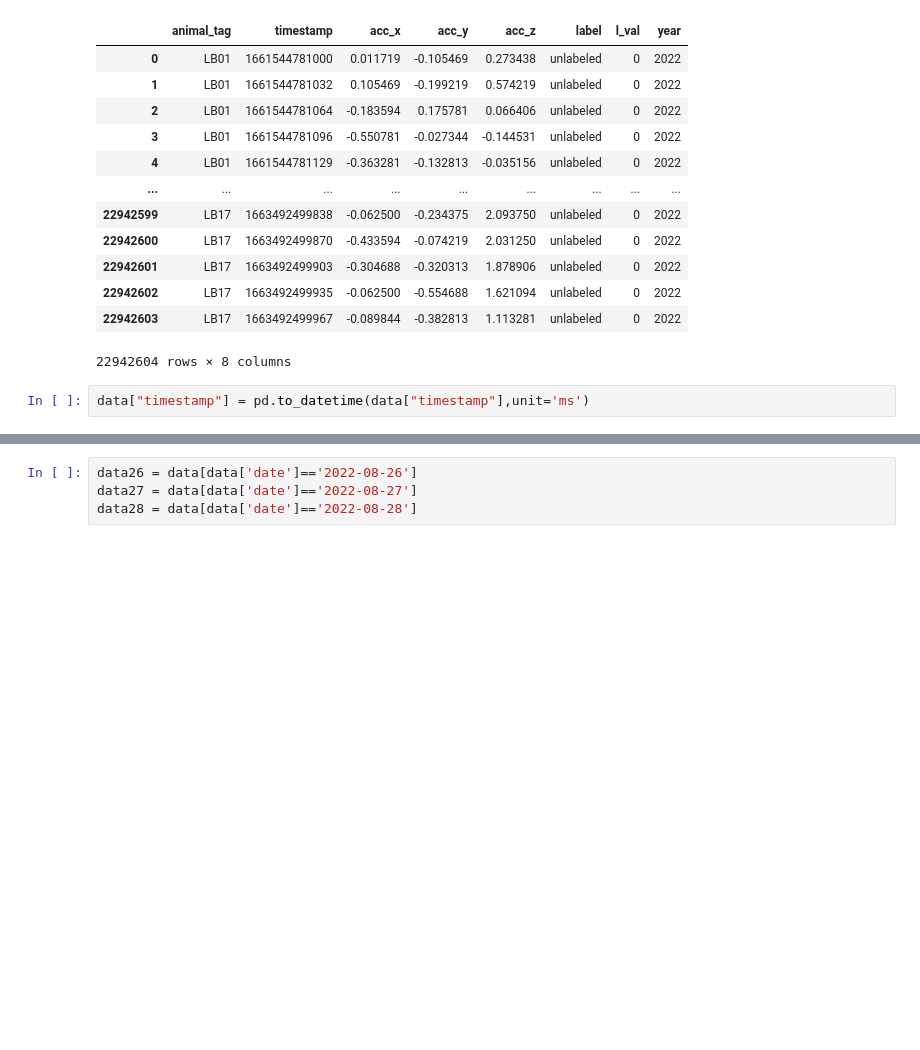
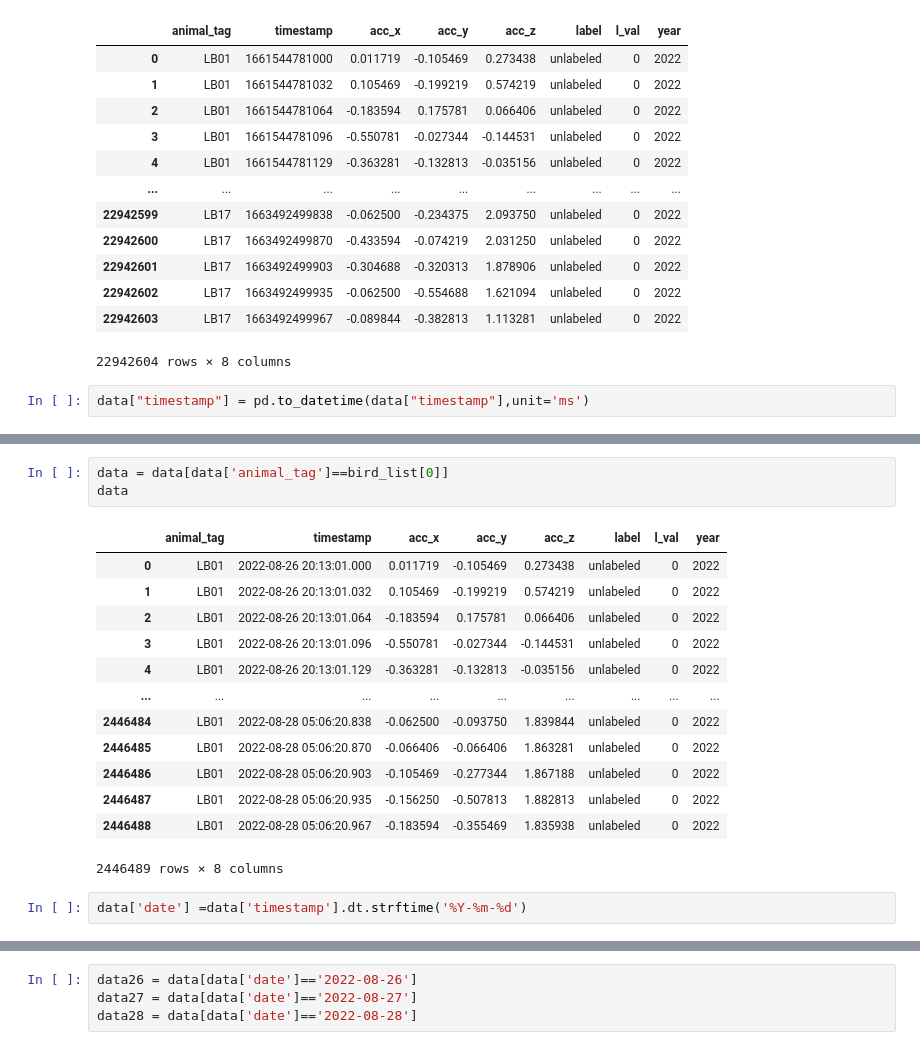
Before and after one commit to MorJaime/Biodata, a Jupyter notebook: codes/notebooks/1.1_EMD.ipynb, the cells around one changed output, grey strips where cells are left out. Saved outputs shown, nothing was run; the diff lists cells and outputs as text; blank space fills up the shorter version.

```diff
--- a/codes/notebooks/1.1_EMD.ipynb
+++ b/codes/notebooks/1.1_EMD.ipynb
@@ -76,3 +89,22 @@ data['date'] = dates
+# %%
+data = data[data['animal_tag']==bird_list[0]]
+data
+# %% [output]
+|  | animal_tag | timestamp | acc_x | acc_y | acc_z | label | l_val | year |
+| 0 | LB01 | 2022-08-26 20:13:01.000 | 0.011719 | -0.105469 | 0.273438 | unlabeled | 0 | 2022 |
+| 1 | LB01 | 2022-08-26 20:13:01.032 | 0.105469 | -0.199219 | 0.574219 | unlabeled | 0 | 2022 |
+| 2 | LB01 | 2022-08-26 20:13:01.064 | -0.183594 | 0.175781 | 0.066406 | unlabeled | 0 | 2022 |
+| 3 | LB01 | 2022-08-26 20:13:01.096 | -0.550781 | -0.027344 | -0.144531 | unlabeled | 0 | 2022 |
+| 4 | LB01 | 2022-08-26 20:13:01.129 | -0.363281 | -0.132813 | -0.035156 | unlabeled | 0 | 2022 |
+| ... | ... | ... | ... | ... | ... | ... | ... | ... |
+| 2446484 | LB01 | 2022-08-28 05:06:20.838 | -0.062500 | -0.093750 | 1.839844 | unlabeled | 0 | 2022 |
+| 2446485 | LB01 | 2022-08-28 05:06:20.870 | -0.066406 | -0.066406 | 1.863281 | unlabeled | 0 | 2022 |
+| 2446486 | LB01 | 2022-08-28 05:06:20.903 | -0.105469 | -0.277344 | 1.867188 | unlabeled | 0 | 2022 |
+| 2446487 | LB01 | 2022-08-28 05:06:20.935 | -0.156250 | -0.507813 | 1.882813 | unlabeled | 0 | 2022 |
+| 2446488 | LB01 | 2022-08-28 05:06:20.967 | -0.183594 | -0.355469 | 1.835938 | unlabeled | 0 | 2022 |
+2446489 rows × 8 columns
+# %%
+data['date'] =data['timestamp'].dt.strftime('%Y-%m-%d')
 # %%
 data
 # %% [output]
```
Also changed, not shown: parts of 23 cells of this notebook, 2 other files.
